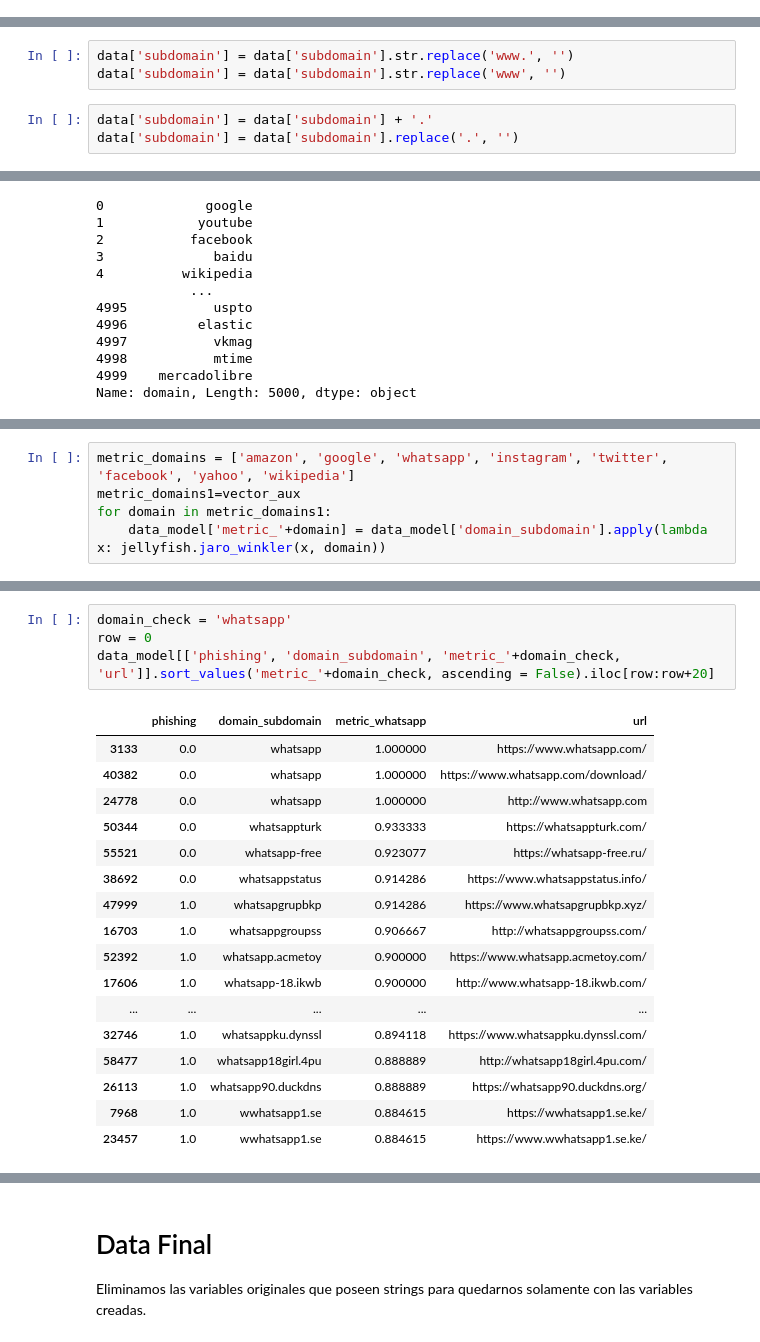
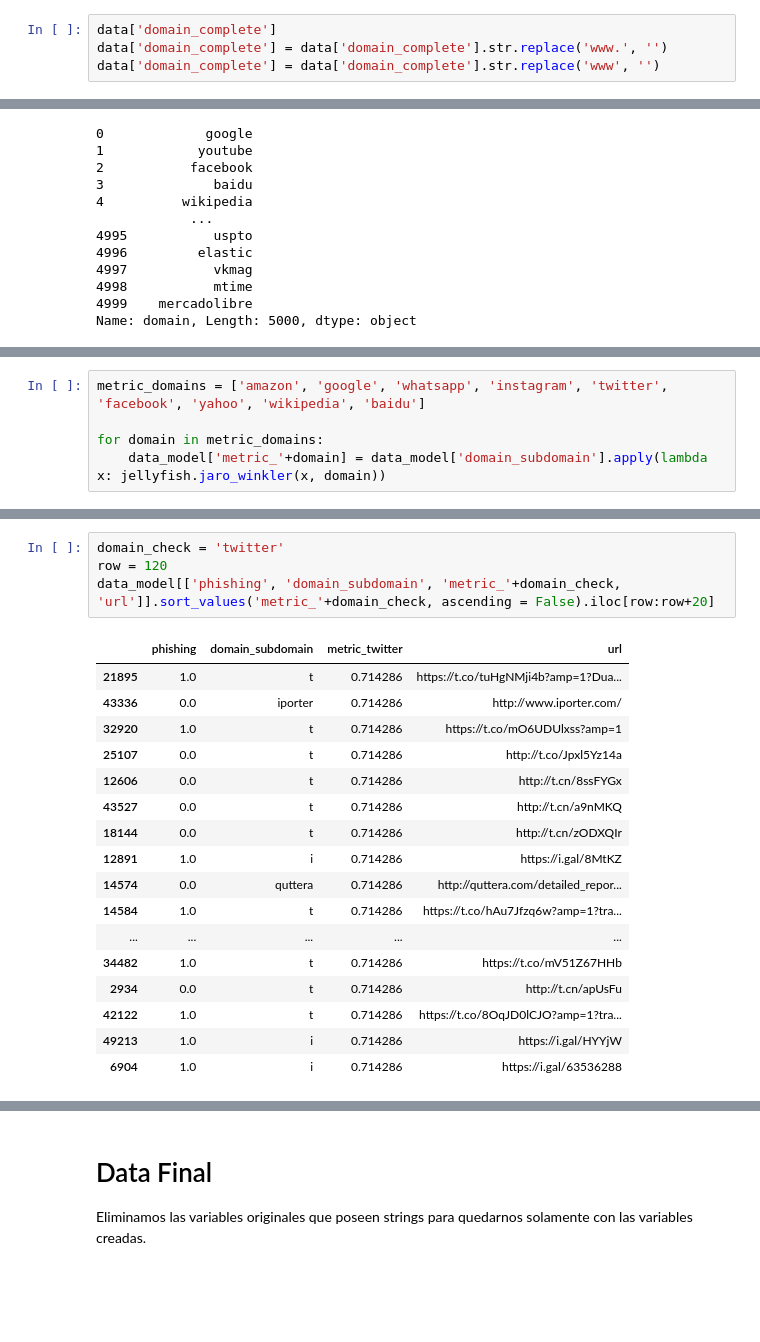
Before and after one commit to JuanCruzC97/Proyecto_CDD, a Jupyter notebook: Proyecto A/00 - Creación Dataset y Variables/Prueba_Dataset_distancias.ipynb, the cells around one changed output, grey strips where cells are left out. Saved outputs shown, nothing was run; the diff lists cells and outputs as text; blank space fills up the shorter version.

```diff
--- a/Proyecto A/00 - Creación Dataset y Variables/Prueba_Dataset_distancias.ipynb
+++ b/Proyecto A/00 - Creación Dataset y Variables/Prueba_Dataset_distancias.ipynb
@@ -215,3 +218,7 @@ Name: domain_complete, Length: 59311, dtype: object
+# %%
+data['domain_complete']
+data['domain_complete'] = data['domain_complete'].str.replace('www.', '')
+data['domain_complete'] = data['domain_complete'].str.replace('www', '')
 # %% [markdown]
 ### Domain, Subdomain y Suffix
 # %% [markdown]
@@ -244,9 +249,3 @@ Podemos eliminar los prefijos "www." de el subdomain y crear una variable de dom
-# %%
-data['subdomain'] = data['subdomain'].str.replace('www.', '')
-data['subdomain'] = data['subdomain'].str.replace('www', '')
-# %%
-data['subdomain'] = data['subdomain'] + '.'
-data['subdomain'] = data['subdomain'].replace('.', '')
 # %% [markdown]
 Creamos una variable que tiene tanto el domain como subdomain de la página.
 # %%
@@ -603,5 +633,5 @@ len(vector_aux)
 # %%
-metric_domains = ['amazon', 'google', 'whatsapp', 'instagram', 'twitter', 'facebook', 'yahoo', 'wikipedia']
-metric_domains1=vector_aux
-for domain in metric_domains1:
+metric_domains = ['amazon', 'google', 'whatsapp', 'instagram', 'twitter', 'facebook', 'yahoo', 'wikipedia', 'baidu']
+
+for domain in metric_domains:
     data_model['metric_'+domain] = data_model['domain_subdomain'].apply(lambda x: jellyfish.jaro_winkler(x, domain))
@@ -633,22 +638,22 @@ Name: domain, Length: 5000, dtype: object
 # %%
-domain_check = 'whatsapp'
-row = 0
+domain_check = 'twitter'
+row = 120
 data_model[['phishing', 'domain_subdomain', 'metric_'+domain_check, 'url']].sort_values('metric_'+domain_check, ascending = False).iloc[row:row+20]
 # %% [output]
-|  | phishing | domain_subdomain | metric_whatsapp | url |
-| 3133 | 0.0 | whatsapp | 1.000000 | https://www.whatsapp.com/ |
-| 40382 | 0.0 | whatsapp | 1.000000 | https://www.whatsapp.com/download/ |
-| 24778 | 0.0 | whatsapp | 1.000000 | http://www.whatsapp.com |
-| 50344 | 0.0 | whatsappturk | 0.933333 | https://whatsappturk.com/ |
-| 55521 | 0.0 | whatsapp-free | 0.923077 | https://whatsapp-free.ru/ |
-| 38692 | 0.0 | whatsappstatus | 0.914286 | https://www.whatsappstatus.info/ |
-| 47999 | 1.0 | whatsapgrupbkp | 0.914286 | https://www.whatsapgrupbkp.xyz/ |
-| 16703 | 1.0 | whatsappgroupss | 0.906667 | http://whatsappgroupss.com/ |
-| 52392 | 1.0 | whatsapp.acmetoy | 0.900000 | https://www.whatsapp.acmetoy.com/ |
-| 17606 | 1.0 | whatsapp-18.ikwb | 0.900000 | http://www.whatsapp-18.ikwb.com/ |
+|  | phishing | domain_subdomain | metric_twitter | url |
+| 21895 | 1.0 | t | 0.714286 | https://t.co/tuHgNMji4b?amp=1?Dua... |
+| 43336 | 0.0 | iporter | 0.714286 | http://www.iporter.com/ |
+| 32920 | 1.0 | t | 0.714286 | https://t.co/mO6UDUlxss?amp=1 |
+| 25107 | 0.0 | t | 0.714286 | http://t.co/Jpxl5Yz14a |
+| 12606 | 0.0 | t | 0.714286 | http://t.cn/8ssFYGx |
+| 43527 | 0.0 | t | 0.714286 | http://t.cn/a9nMKQ |
+| 18144 | 0.0 | t | 0.714286 | http://t.cn/zODXQIr |
+| 12891 | 1.0 | i | 0.714286 | https://i.gal/8MtKZ |
+| 14574 | 0.0 | quttera | 0.714286 | http://quttera.com/detailed_repor... |
+| 14584 | 1.0 | t | 0.714286 | https://t.co/hAu7Jfzq6w?amp=1?tra... |
 | ... | ... | ... | ... | ... |
-| 32746 | 1.0 | whatsappku.dynssl | 0.894118 | https://www.whatsappku.dynssl.com/ |
-| 58477 | 1.0 | whatsapp18girl.4pu | 0.888889 | http://whatsapp18girl.4pu.com/ |
-| 26113 | 1.0 | whatsapp90.duckdns | 0.888889 | https://whatsapp90.duckdns.org/ |
-| 7968 | 1.0 | wwhatsapp1.se | 0.884615 | https://wwhatsapp1.se.ke/ |
-| 23457 | 1.0 | wwhatsapp1.se | 0.884615 | https://www.wwhatsapp1.se.ke/ |
+| 34482 | 1.0 | t | 0.714286 | https://t.co/mV51Z67HHb |
+| 2934 | 0.0 | t | 0.714286 | http://t.cn/apUsFu |
+| 42122 | 1.0 | t | 0.714286 | https://t.co/8OqJD0lCJO?amp=1?tra... |
+| 49213 | 1.0 | i | 0.714286 | https://i.gal/HYYjW |
+| 6904 | 1.0 | i | 0.714286 | https://i.gal/63536288 |
```
Also changed, not shown: parts of 47 cells of this notebook.
